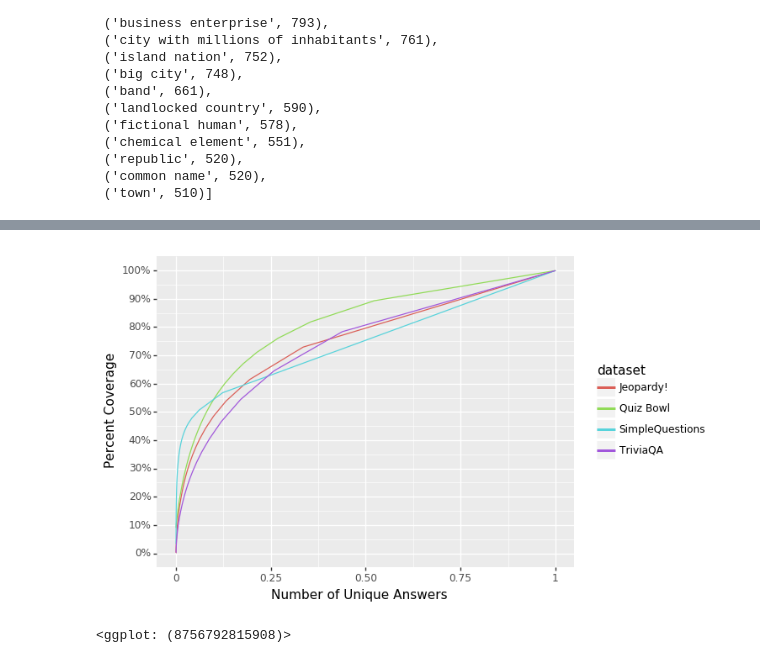
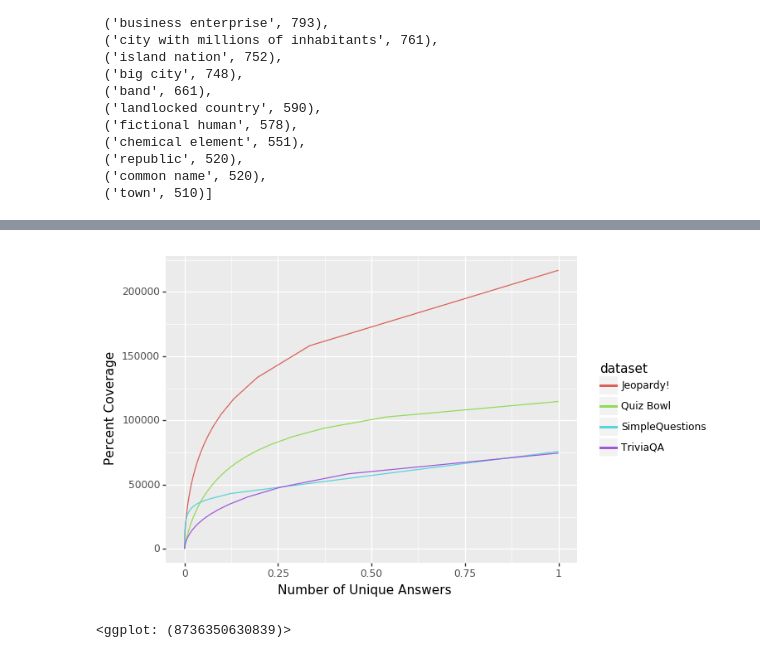
Before and after one commit to Pinafore/qb, a Jupyter notebook: figures.ipynb, the cells around one changed output, grey strips where cells are left out. Saved outputs shown, nothing was run; the diff lists cells and outputs as text; code cells hidden in the pictures.

```diff
--- a/figures.ipynb
+++ b/figures.ipynb
@@ -157,3 +156,12 @@ df = pd.DataFrame(questions)
+# %%
+df = pd.DataFrame(questions)
+
+def trash_to_pc(cat):
+    if cat == 'Trash':
+        return 'Pop Culture'
+    else:
+        return cat
+df.category = df.category.map(trash_to_pc)
 # %%
 df.n_sentences.sum()
 # %% [output]
@@ -426,7 +460,7 @@ p
 # %%
 qb_answers = list(df.page.values)
 # %%
-qb_a_counts = Counter(qb_answers)
+qb_a_counts = Counter([a for a in qb_answers if a is not None])
 j_a_counts = Counter(j_answers)
 tqa_a_counts = Counter(tqa_answers)
 sq_a_counts = Counter(sq_answers)
@@ -442,6 +476,7 @@ def create_answer_count_df(counts, name):
     ac_df['cdf'] = ac_df.p.cumsum()
     ac_df['x'] = list(range(1, len(ac_df) + 1))
     ac_df['r'] = ac_df['x'] / (len(ac_df) + 1)
+    ac_df['n_cumulative'] = ac_df.n.cumsum()
     return ac_df
 # %%
 answer_count_df = pd.concat([
@@ -453,15 +488,15 @@ answer_count_df = pd.concat([
 # %%
 def percent_scale(breakpoints):
     return [f'{100 * b:.0f}%' for b in breakpoints]
 
 p = (
-    ggplot(answer_count_df) + aes(x='r', y='cdf', color='dataset')
+    ggplot(answer_count_df) + aes(x='r', y='n_cumulative', color='dataset')
     + geom_step()
     + xlab('Number of Unique Answers') + ylab('Percent Coverage')
-    + scale_y_continuous(labels=percent_scale, breaks=np.linspace(0, 1, num=11))
+    #+ scale_y_continuous(labels=percent_scale, breaks=np.linspace(0, 1, num=11))
 )
 #p.save(path.join(output_path, 'unique_answer_coverage.pdf'))
 p
 # %% [output]
-[figure, old version]
+[figure, new version]
-<ggplot: (8756792815908)>
+<ggplot: (8736350630839)>
```
Also changed, not shown: parts of 18 cells of this notebook, 6 other files.
